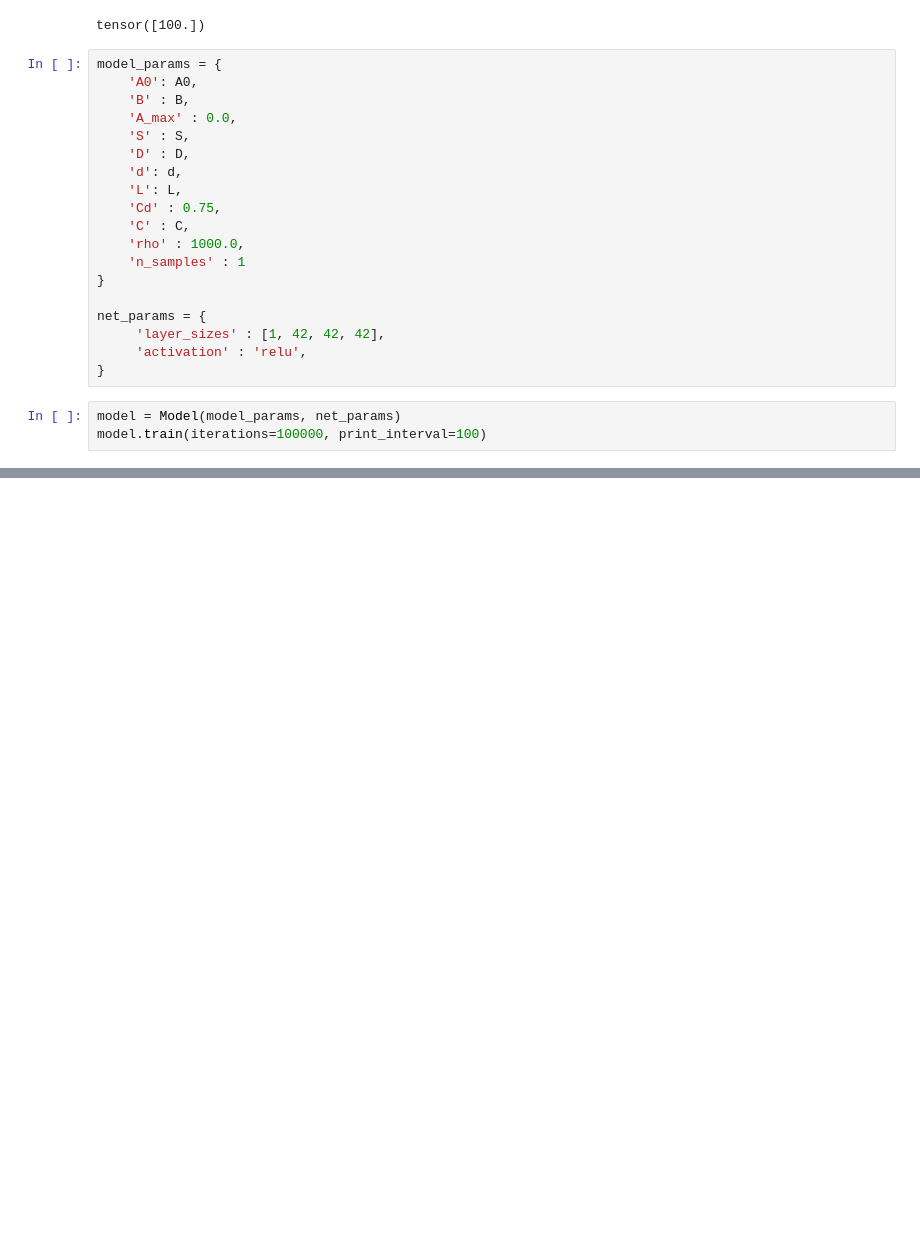
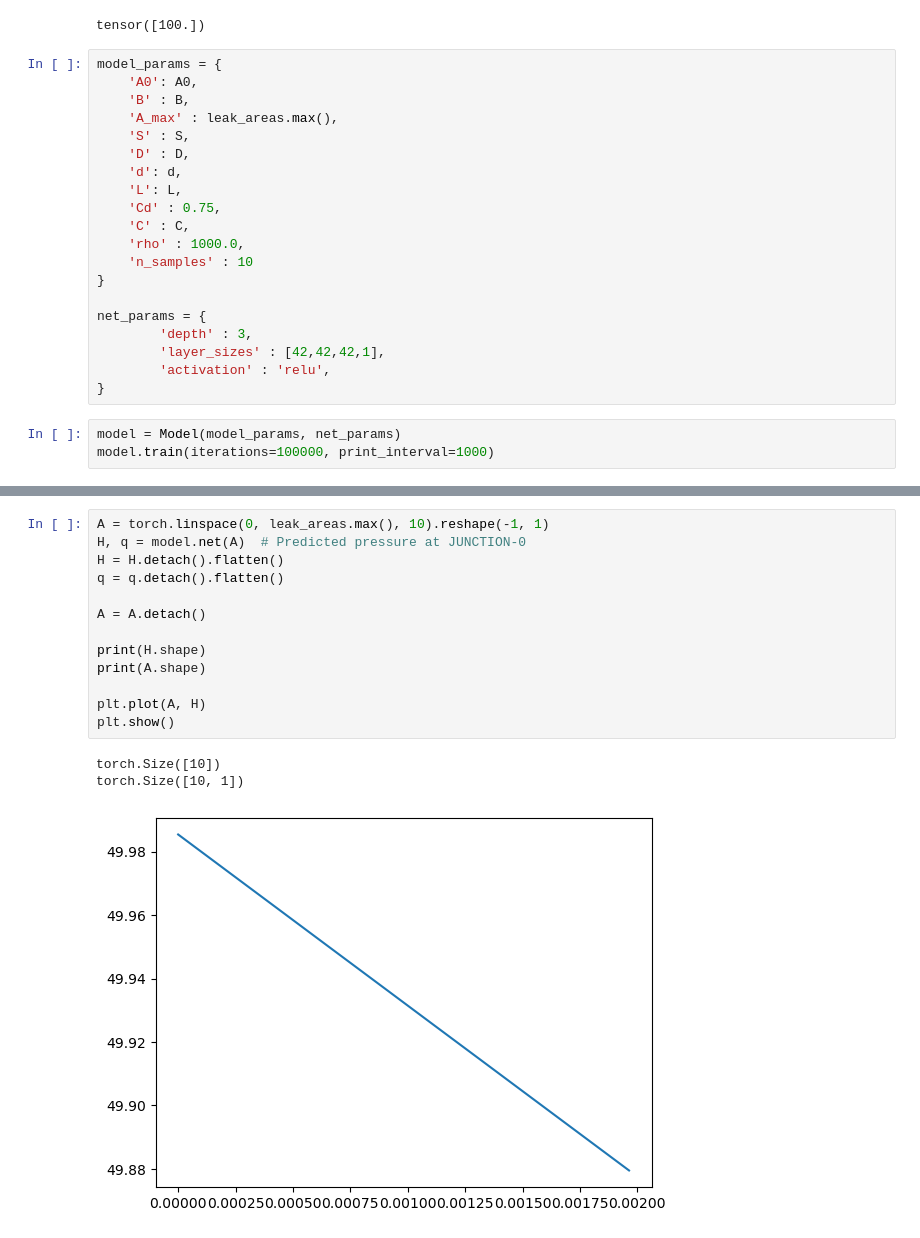
Before and after one commit to johanslettengren/synthetic-anomaly-generation, a Jupyter notebook: static-modelling/WNTR.ipynb, the cells around one changed output, grey strips where cells are left out. Drawn from its saved outputs; the diff is of its cells as text; blank space fills up the shorter version.

```diff
--- a/static-modelling/WNTR.ipynb
+++ b/static-modelling/WNTR.ipynb
@@ -155,7 +169,7 @@ tensor([100.])
 model_params = {
     'A0': A0,
     'B' : B,
-    'A_max' : 0.0,
+    'A_max' : leak_areas.max(),
     'S' : S,
     'D' : D,
     'd': d,
@@ -163,15 +177,16 @@ model_params = {
     'Cd' : 0.75,
     'C' : C,
     'rho' : 1000.0,
-    'n_samples' : 1
+    'n_samples' : 10
 }
 
 net_params = {
-     'layer_sizes' : [1, 42, 42, 42],
-     'activation' : 'relu',
+        'depth' : 3,
+        'layer_sizes' : [42,42,42,1],
+        'activation' : 'relu',
 }
 # %%
 model = Model(model_params, net_params)
-model.train(iterations=100000, print_interval=100)
+model.train(iterations=100000, print_interval=1000)
 # %% [output]
 step       loss       e1          e2
@@ -205,0 +248,17 @@ print(q.item())
+# %%
+A = torch.linspace(0, leak_areas.max(), 10).reshape(-1, 1)
+H, q = model.net(A)  # Predicted pressure at JUNCTION-0
+H = H.detach().flatten()
+q = q.detach().flatten()
+
+A = A.detach()
+
+print(H.shape)
+print(A.shape)
+
+plt.plot(A, H)
+plt.show()
+# %% [output]
+torch.Size([10])
+torch.Size([10, 1])
+[figure, added]
```
Also changed, not shown: parts of 5 cells of this notebook, 7 other files.
